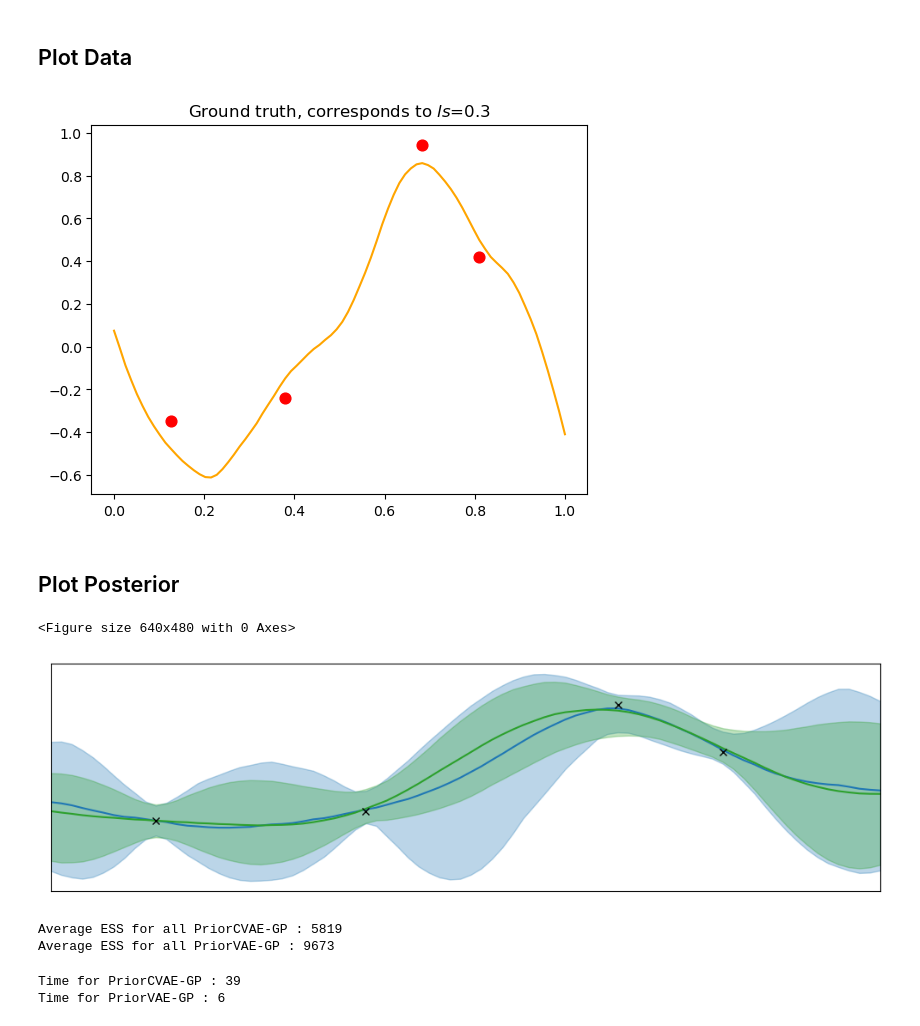
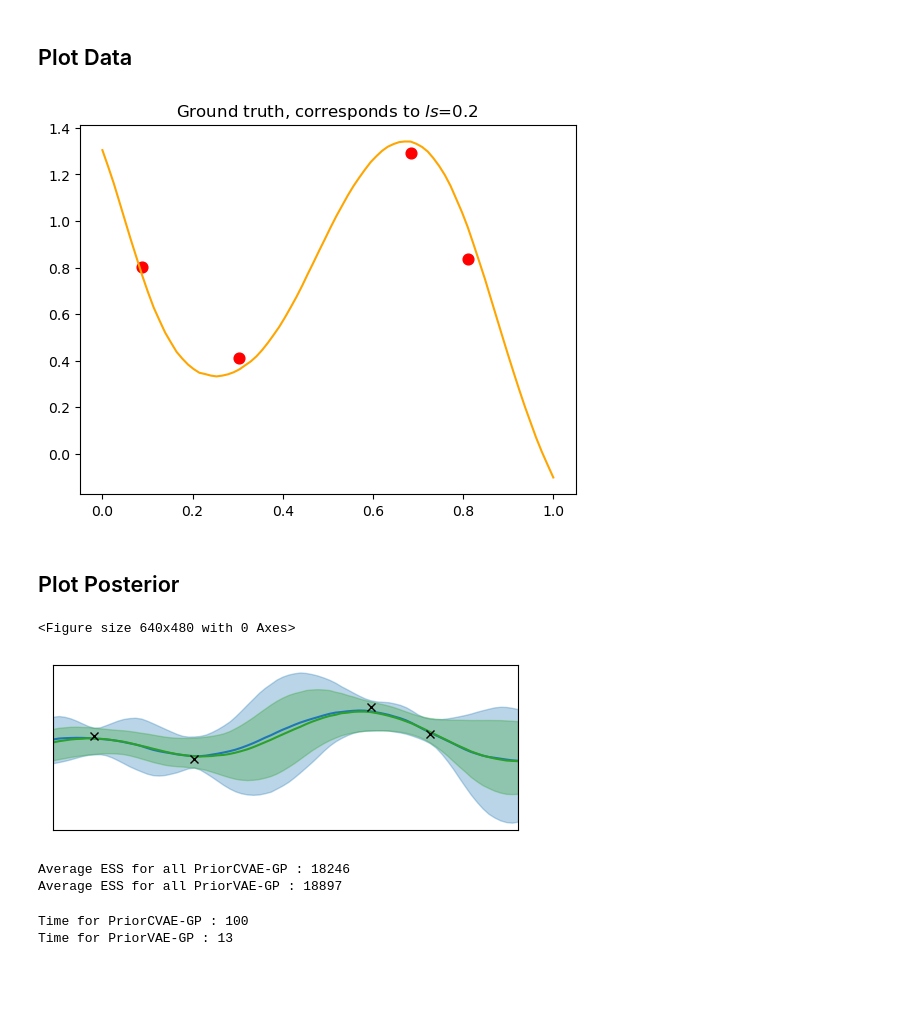
Before and after one commit to elizavetasemenova/PriorCVAE_JAX, a Jupyter notebook: experiments/notebooks/MCMC_plots_tex.ipynb, the cells around one changed output. Saved outputs shown, nothing was run; the diff lists cells and outputs as text; code cells hidden in the pictures; blank space fills up the shorter version.

```diff
--- a/experiments/notebooks/MCMC_plots_tex.ipynb
+++ b/experiments/notebooks/MCMC_plots_tex.ipynb
@@ -9,8 +9,8 @@ import tikzplotlib
 from numpyro.diagnostics import hpdi
 # %%
 output_path = r"output_tex/"
-priorcvae_path = r"output_tex/PriorCVAE_MCMC/"
-priorvae_path = r"output_tex/PriorVAE_MCMC/"
+priorcvae_path = r"output_tex/PriorCVAE_MCMC_RBF/"
+priorvae_path = r"output_tex/PriorVAE_MCMC_RBF/"
 # %% [markdown]
 ## Plot Data
 # %%
@@ -34,7 +34,7 @@ plt.scatter(x_obs, y_obs, color="red", label="observed data", s=60)
 plt.title('Ground truth, corresponds to $ls$=' + str(true_ls))
 plt.show()
 # %% [output]
-[figure, old version]
+[figure, new version]
 # %% [markdown]
 ## Plot Posterior
 # %%
@@ -58,54 +58,54 @@ percentiles_vae = np.percentile(predictions_vae, [5.0, 95.0], axis=0)
 N_lines = 10
 
 plt.clf()
-fig, axs = plt.subplots(1, 1, figsize=(10, 3))
+fig, axs = plt.subplots(1, 1, figsize=(5, 2))
 
 # plt.plot(x, gp_draw, color="tab:blue")
 
 plt.plot(x, mean_post_pred_cvae, color="tab:blue", label="PriorCVAE")
 plt.fill_between(x, percentiles_cvae[0, :], percentiles_cvae[1, :], alpha=0.3, interpolate=True, color="tab:blue")
 
 plt.plot(x, mean_post_pred_vae, color="tab:green", label="PriorVAE")
 plt.fill_between(x, percentiles_vae[0, :], percentiles_vae[1, :], alpha=0.3, interpolate=True, color="tab:green")
 
 plt.plot(x_obs, y_obs, "x", c="black", zorder=999)
 
 # y_min = min(np.concatenate([y_obs, mean_post_pred_cvae, percentiles_cvae[0, :]]))
 # y_max = max(np.concatenate([y_obs, mean_post_pred_cvae, percentiles_cvae[1, :]]))
 
 # plt.ylim([y_min, y_max])
 plt.xlim([x[0], x[-1]])
 plt.yticks([])
 plt.xticks([])
 # plt.legend()
 
 plt.tight_layout()
 
 if not os.path.exists(os.path.join(output_path, "MCMC")):
     os.makedirs(os.path.join(output_path, "MCMC"))
 
 output_tik_path = os.path.join(output_path, "MCMC", f"MCMC_posterior.tex")
-tikzplotlib.save(output_tik_path,
-                 figurewidth='\\figurewidth', figureheight='\\figureheight',
-                 tex_relative_path_to_data='fig/',
-                 figure=fig)
+# tikzplotlib.save(output_tik_path,
+#                  figurewidth='\\figurewidth', figureheight='\\figureheight',
+#                  tex_relative_path_to_data='fig/',
+#                  figure=fig)
 
 plt.show()
 # %% [output]
 <Figure size 640x480 with 0 Axes>
-[figure, old version]
+[figure, new version]
 # %%
 print("Average ESS for all PriorCVAE-GP : " + str(round(priorcvae_data["ess"].item())))
 print("Average ESS for all PriorVAE-GP : " + str(round(priorvae_data["ess"].item())))
 # %% [output]
-Average ESS for all PriorCVAE-GP : 5819
-Average ESS for all PriorVAE-GP : 9673
+Average ESS for all PriorCVAE-GP : 18246
+Average ESS for all PriorVAE-GP : 18897
 # %%
 print("Time for PriorCVAE-GP : " + str(round(priorcvae_data["t_elapsed"].item())))
 print("Time for PriorVAE-GP : " + str(round(priorvae_data["t_elapsed"].item())))
 # %% [output]
-Time for PriorCVAE-GP : 39
-Time for PriorVAE-GP : 6
+Time for PriorCVAE-GP : 100
+Time for PriorVAE-GP : 13
 # %%
 c_samps = mcmc_cvae_samples['c'].reshape((-1,))
 plt.hist(c_samps, density=True, label = 'PriorCVAE', bins=20, color='tab:blue', alpha=0.5)
```
Also changed, not shown: parts of 2 cells of this notebook, 2 other files.
